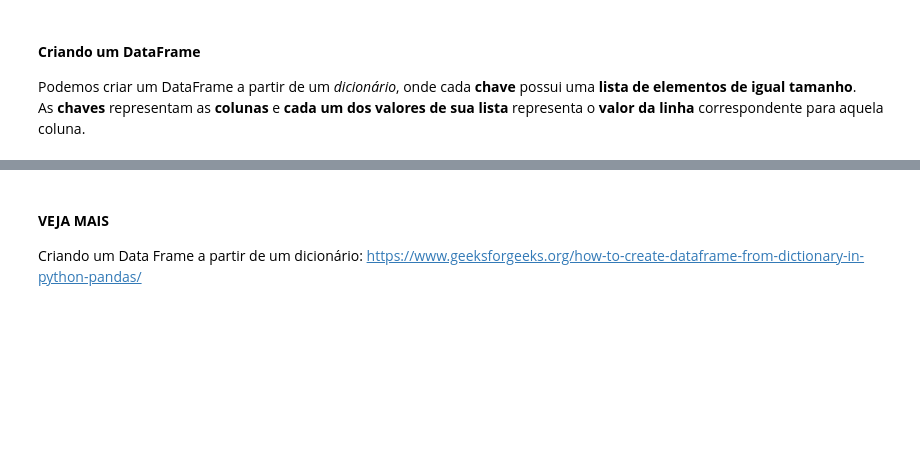
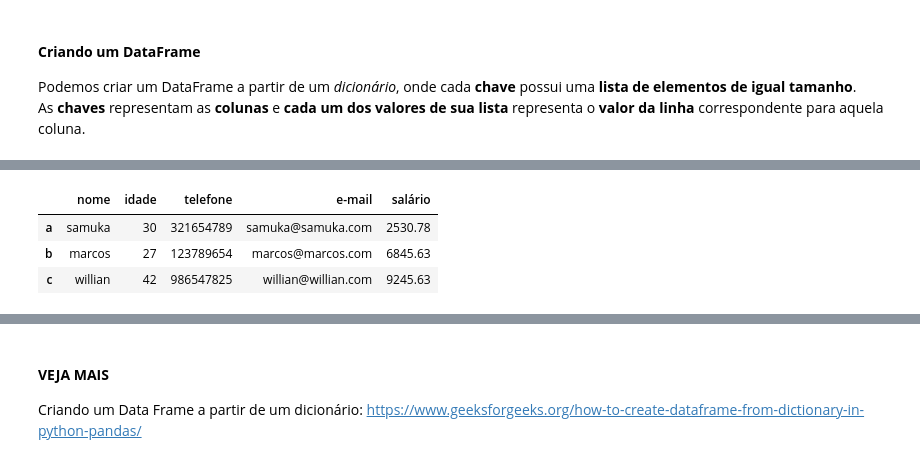
Before and after one commit to alvarofonteles/pandas_samuka, a Jupyter notebook: manipulacao_de_dados_codigo_base.ipynb, the cells around one changed output, grey strips where cells are left out. Cells and saved outputs as stored; diff of their text form; code cells hidden in the pictures; blank space fills up the shorter version.

```diff
--- a/manipulacao_de_dados_codigo_base.ipynb
+++ b/manipulacao_de_dados_codigo_base.ipynb
@@ -149,0 +229,10 @@ alunos_df
+# %%
+# com índices para os atributos/colunas (extra)
+df = pd.DataFrame(contato, index = ['a', 'b', 'c'])
+# %%
+df
+# %% [output]
+|  | nome | idade | telefone | e-mail | salário |
+| a | samuka | 30 | 321654789 | samuka@samuka.com | 2530.78 |
+| b | marcos | 27 | 123789654 | marcos@marcos.com | 6845.63 |
+| c | willian | 42 | 986547825 | willian@willian.com | 9245.63 |
```
Also changed, not shown: parts of 68 cells of this notebook.
